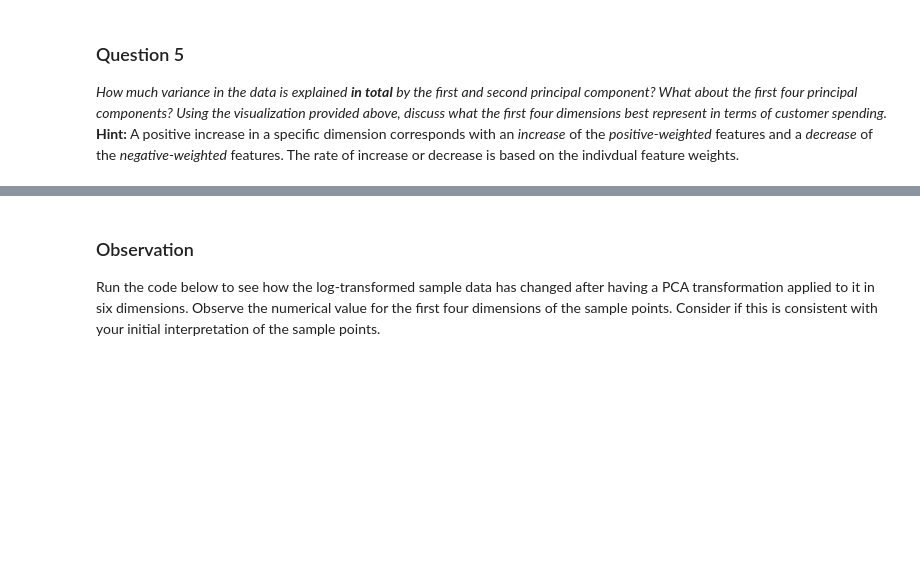
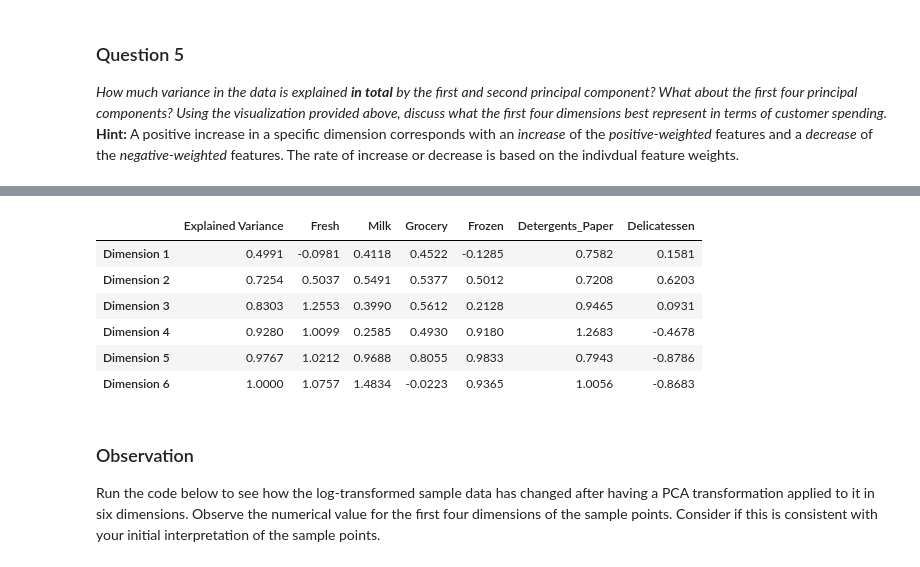
Before and after one commit to fortyMiles/custom_segments, a Jupyter notebook: customer_segments.ipynb, the cells around one changed output, grey strips where cells are left out. Saved outputs shown, nothing was run; the diff lists cells and outputs as text; code cells hidden in the pictures; blank space fills up the shorter version.

```diff
--- a/customer_segments.ipynb
+++ b/customer_segments.ipynb
@@ -339,3 +371,13 @@ pca_results = vs.pca_results(good_data, pca)
+# %%
+pca_results.cumsum()
+# %% [output]
+|  | Explained Variance | Fresh | Milk | Grocery | Frozen | Detergents_Paper | Delicatessen |
+| Dimension 1 | 0.4991 | -0.0981 | 0.4118 | 0.4522 | -0.1285 | 0.7582 | 0.1581 |
+| Dimension 2 | 0.7254 | 0.5037 | 0.5491 | 0.5377 | 0.5012 | 0.7208 | 0.6203 |
+| Dimension 3 | 0.8303 | 1.2553 | 0.3990 | 0.5612 | 0.2128 | 0.9465 | 0.0931 |
+| Dimension 4 | 0.9280 | 1.0099 | 0.2585 | 0.4930 | 0.9180 | 1.2683 | -0.4678 |
+| Dimension 5 | 0.9767 | 1.0212 | 0.9688 | 0.8055 | 0.9833 | 0.7943 | -0.8786 |
+| Dimension 6 | 1.0000 | 1.0757 | 1.4834 | -0.0223 | 0.9365 | 1.0056 | -0.8683 |
 # %% [markdown]
 ### Observation
 Run the code below to see how the log-transformed sample data has changed after having a PCA transformation applied to it in six dimensions. Observe the numerical value for the first four dimensions of the sample points. Consider if this is consistent with your initial interpretation of the sample points.
```
Also changed, not shown: parts of 23 cells of this notebook, 1 other file.
